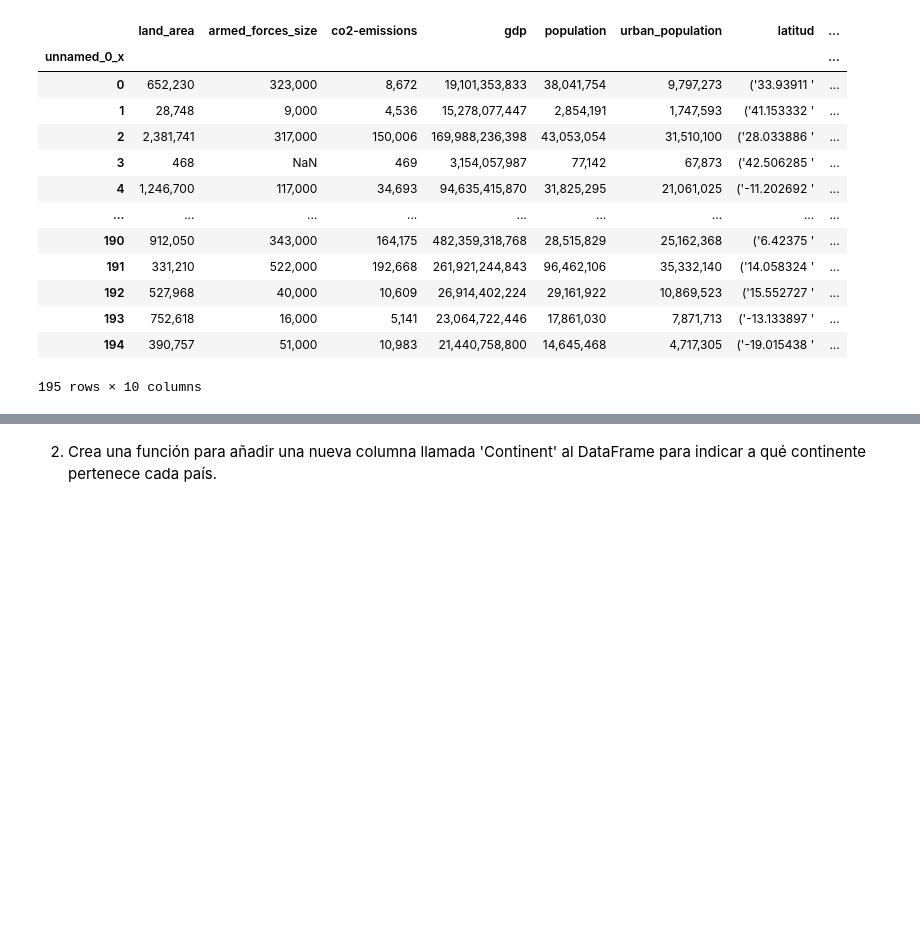
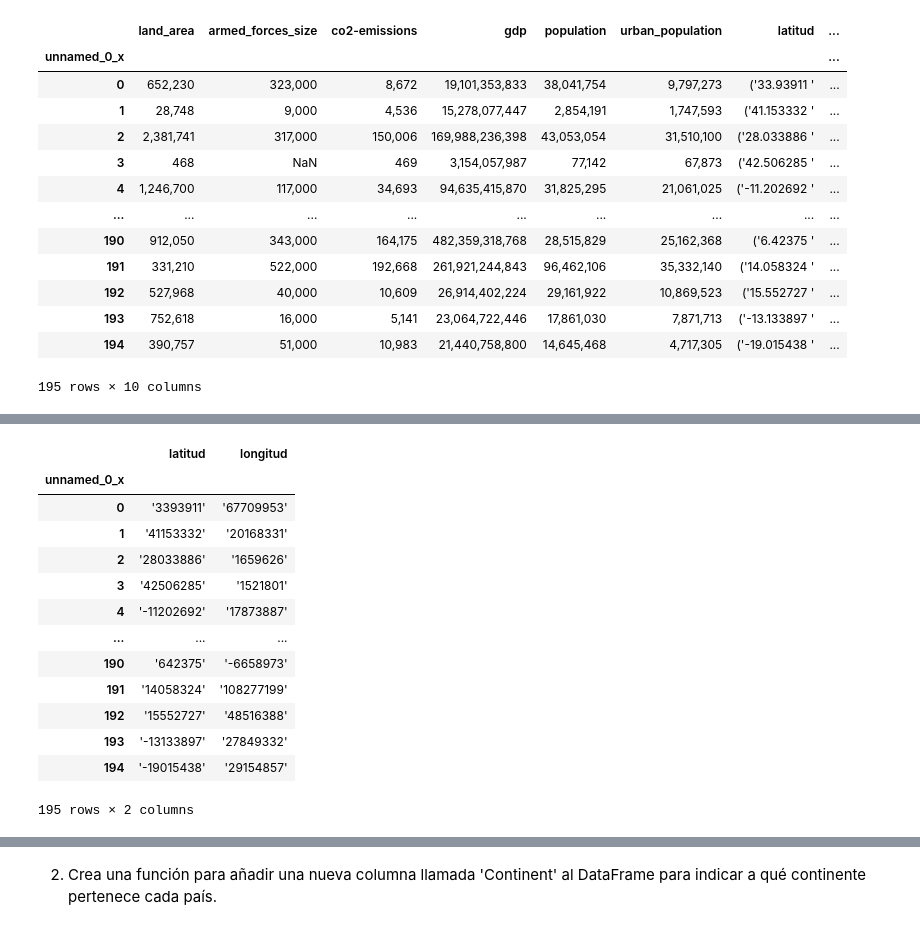
Before and after one commit to raquelmartinrodriguez/promoG_modulo3_sprint1_pairprogramming_MirnaOspino_RaquelMartin, a Jupyter notebook: pair_programming._goupby_apply.ipynb, the cells around one changed output, grey strips where cells are left out. Drawn from its saved outputs; the diff is of its cells as text; code cells hidden in the pictures; blank space fills up the shorter version.

Commit message:
latitud/longitud solve

```diff
--- a/pair_programming._goupby_apply.ipynb
+++ b/pair_programming._goupby_apply.ipynb
@@ -77,0 +87,17 @@ df.head()
+# %%
+df[['latitud', 'longitud']]
+# %% [output]
+|  | latitud | longitud |
+| unnamed_0_x |  |  |
+| 0 | '3393911' | '67709953' |
+| 1 | '41153332' | '20168331' |
+| 2 | '28033886' | '1659626' |
+| 3 | '42506285' | '1521801' |
+| 4 | '-11202692' | '17873887' |
+| ... | ... | ... |
+| 190 | '642375' | '-6658973' |
+| 191 | '14058324' | '108277199' |
+| 192 | '15552727' | '48516388' |
+| 193 | '-13133897' | '27849332' |
+| 194 | '-19015438' | '29154857' |
+195 rows × 2 columns
```
Also changed, not shown: parts of 13 cells of this notebook, 1 other file.
